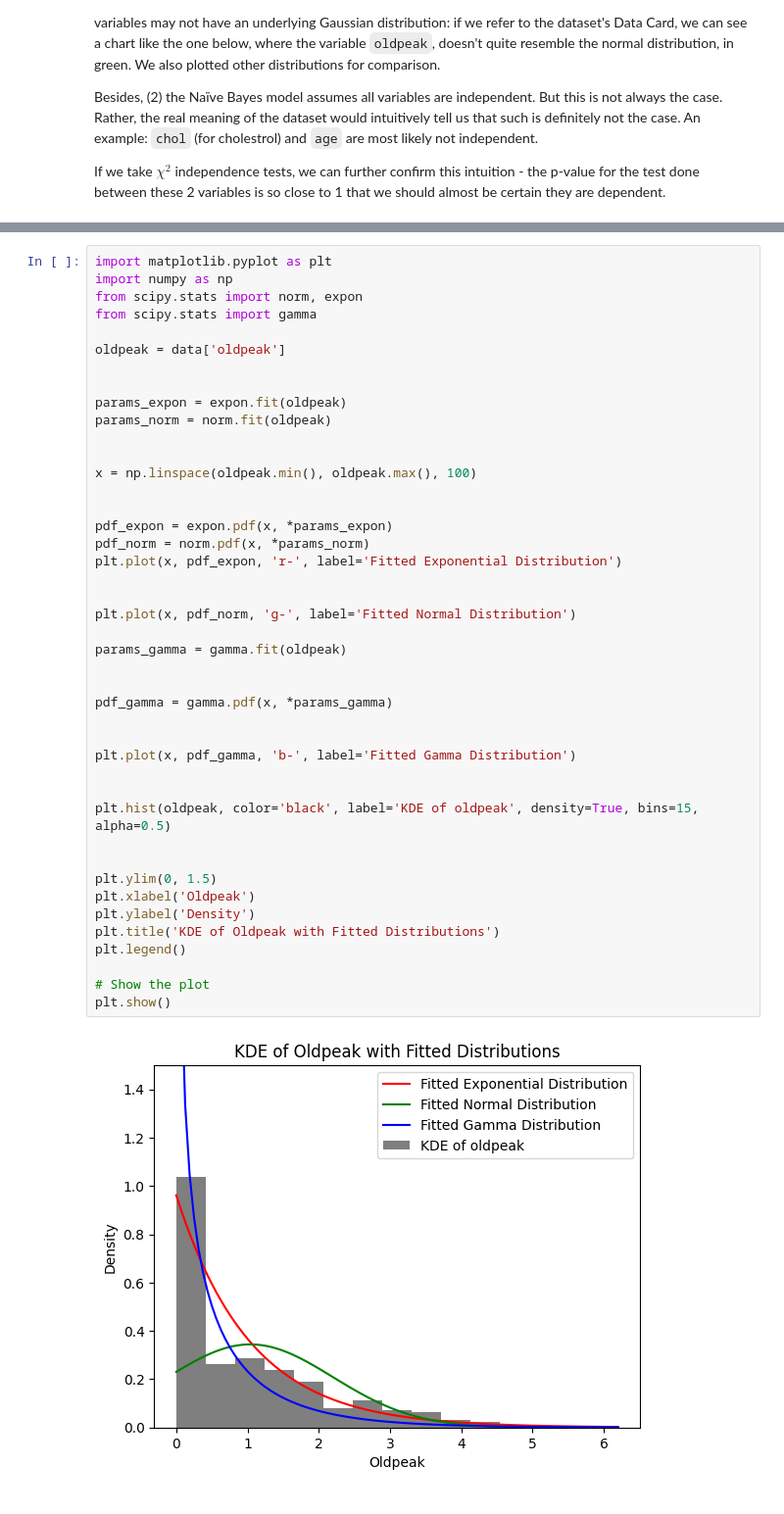
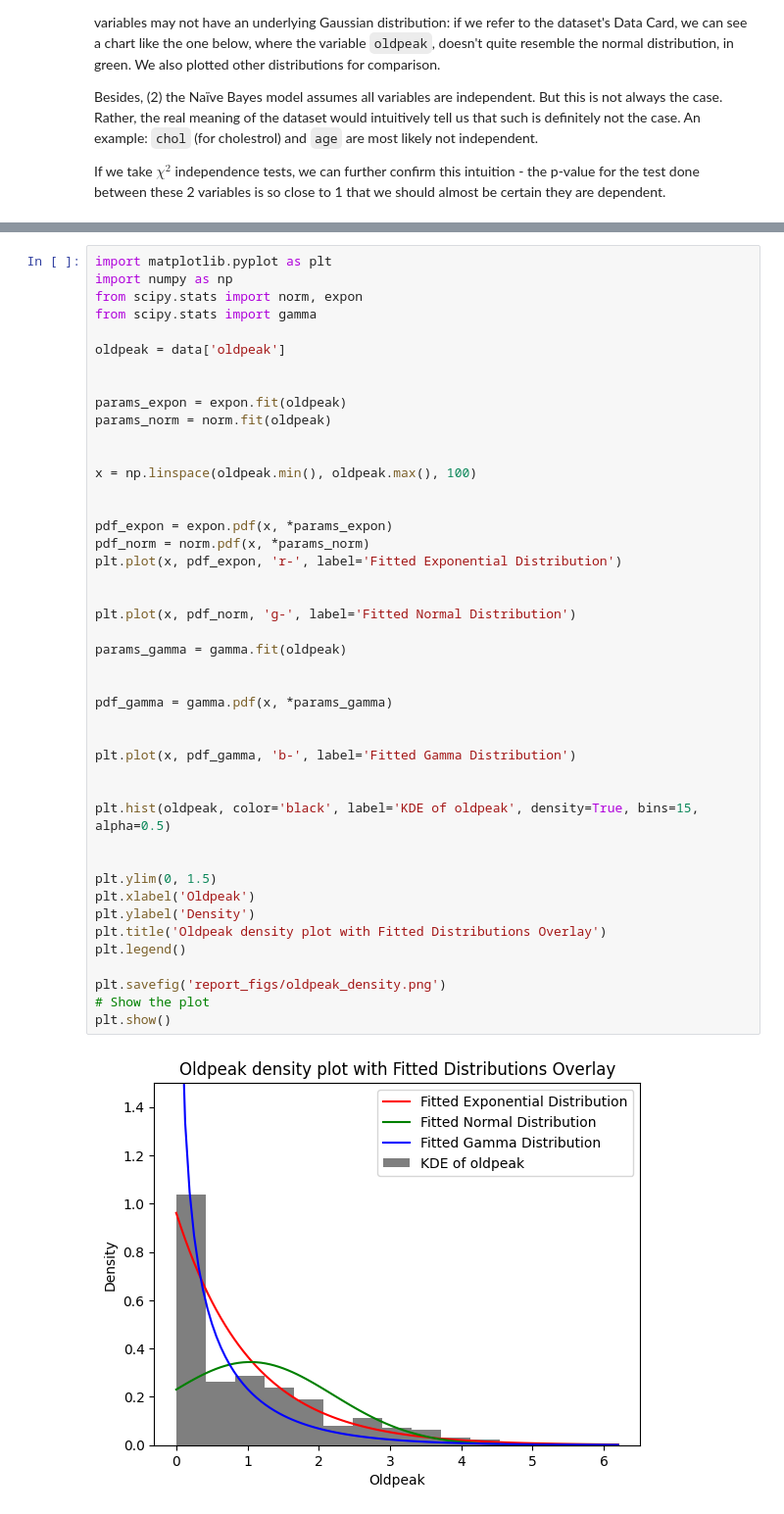
Before and after one commit to martinha-ssv/ML-Homeworks, a Jupyter notebook: HW2/G21_notebook.ipynb, the cells around one changed output, grey strips where cells are left out. Shown at 98% size. Saved outputs shown, nothing was run; the diff lists cells and outputs as text.

```diff
--- a/HW2/G21_notebook.ipynb
+++ b/HW2/G21_notebook.ipynb
@@ -406,32 +407,33 @@ params_norm = norm.fit(oldpeak)
 x = np.linspace(oldpeak.min(), oldpeak.max(), 100)
 
 
 pdf_expon = expon.pdf(x, *params_expon)
 pdf_norm = norm.pdf(x, *params_norm)
 plt.plot(x, pdf_expon, 'r-', label='Fitted Exponential Distribution')
 
 
 plt.plot(x, pdf_norm, 'g-', label='Fitted Normal Distribution')
 
 params_gamma = gamma.fit(oldpeak)
 
 
 pdf_gamma = gamma.pdf(x, *params_gamma)
 
 
 plt.plot(x, pdf_gamma, 'b-', label='Fitted Gamma Distribution')
 
 
 plt.hist(oldpeak, color='black', label='KDE of oldpeak', density=True, bins=15, alpha=0.5)
 
 
 plt.ylim(0, 1.5)
 plt.xlabel('Oldpeak')
 plt.ylabel('Density')
-plt.title('KDE of Oldpeak with Fitted Distributions')
+plt.title('Oldpeak density plot with Fitted Distributions Overlay')
 plt.legend()
 
+plt.savefig('report_figs/oldpeak_density.png')
 # Show the plot
 plt.show()
 # %% [output]
-[figure, old version]
+[figure, new version]
```
Also changed, not shown: parts of 4 cells of this notebook, 12 other files.
